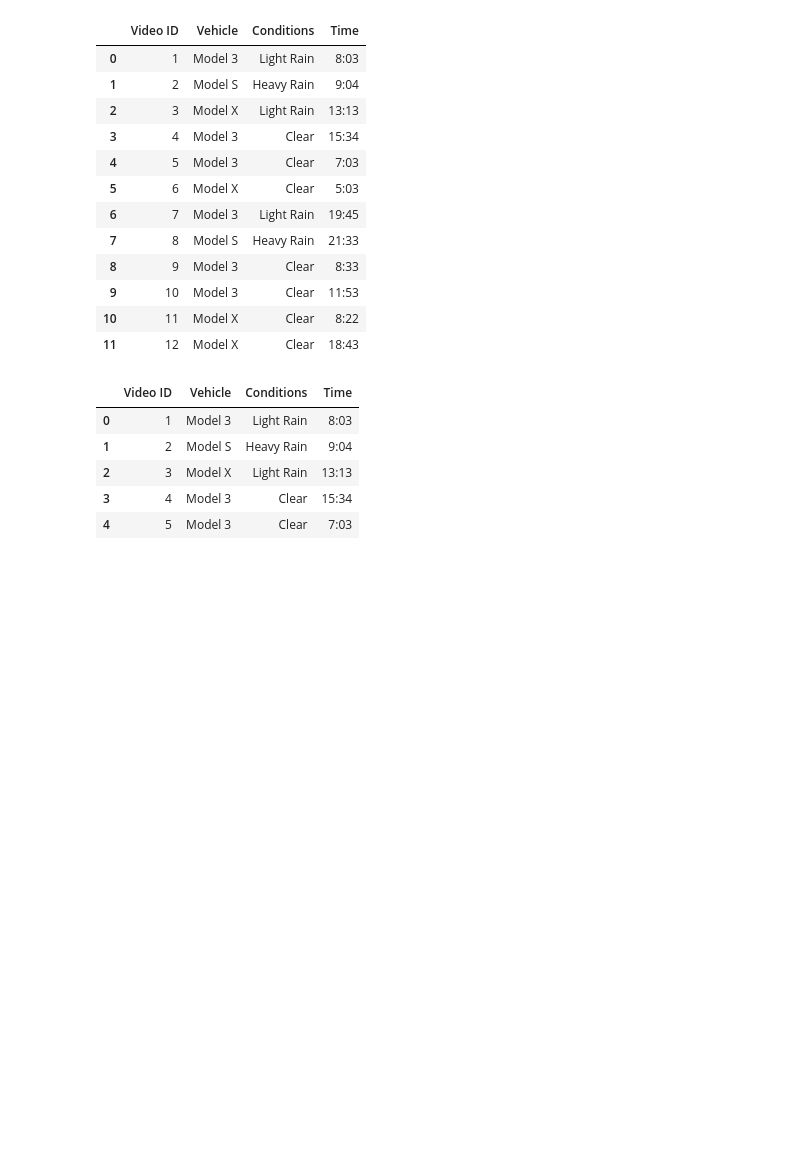
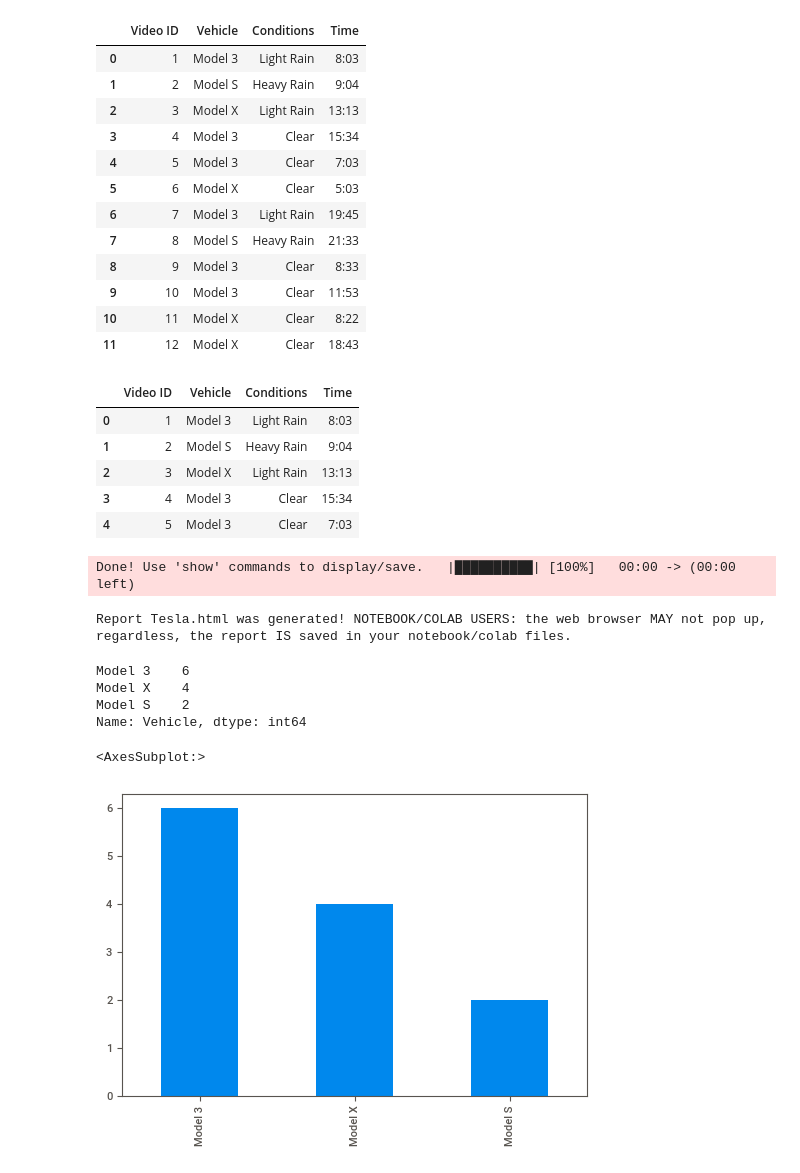
Before and after one commit to souvik0306/ML-Coursera, a Jupyter notebook: Udemy/Pandas_tutorial.ipynb, the cells around one changed output. Saved outputs shown, nothing was run; the diff lists cells and outputs as text; code cells hidden in the pictures; blank space fills up the shorter version.

Commit message:
Sweetviz Report

```diff
--- a/Udemy/Pandas_tutorial.ipynb
+++ b/Udemy/Pandas_tutorial.ipynb
@@ -29,3 +29,24 @@ df.head()
 | 2 | 3 | Model X | Light Rain | 13:13 |
 | 3 | 4 | Model 3 | Clear | 15:34 |
 | 4 | 5 | Model 3 | Clear | 7:03 |
+# %%
+import sweetviz
+car_report = sweetviz.analyze(df)
+car_report.show_html('Tesla.html')
+# %% [output]
+Done! Use 'show' commands to display/save.   |██████████| [100%]   00:00 -> (00:00 left)
+Report Tesla.html was generated! NOTEBOOK/COLAB USERS: the web browser MAY not pop up, regardless, the report IS saved in your notebook/colab files.
+# %%
+vehicle_count = df["Vehicle"].value_counts()
+# %%
+vehicle_count
+# %% [output]
+Model 3    6
+Model X    4
+Model S    2
+Name: Vehicle, dtype: int64
+# %%
+vehicle_count.plot(kind = 'bar')
+# %% [output]
+<AxesSubplot:>
+[figure, added]
```
Also changed, not shown: parts of 9 cells of this notebook, 3 other files.
